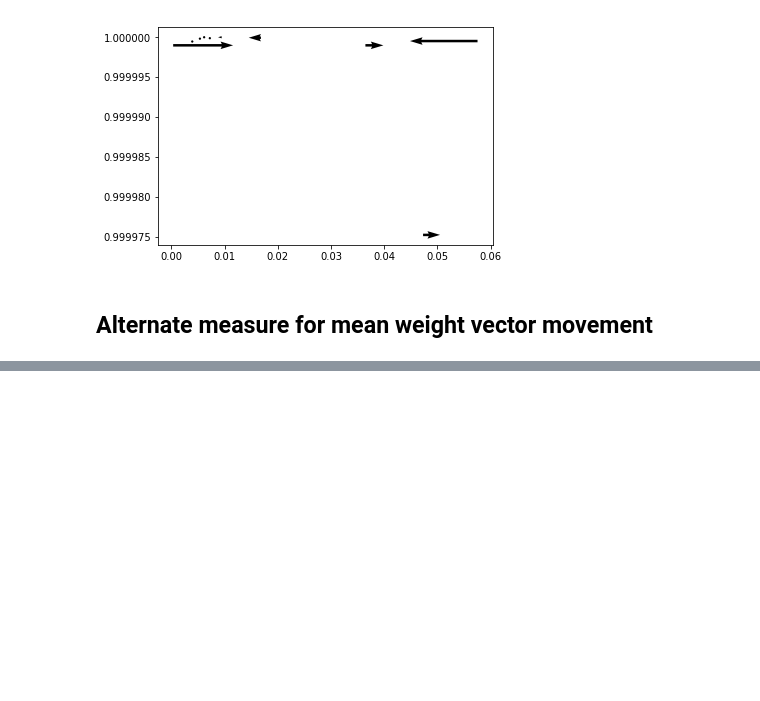
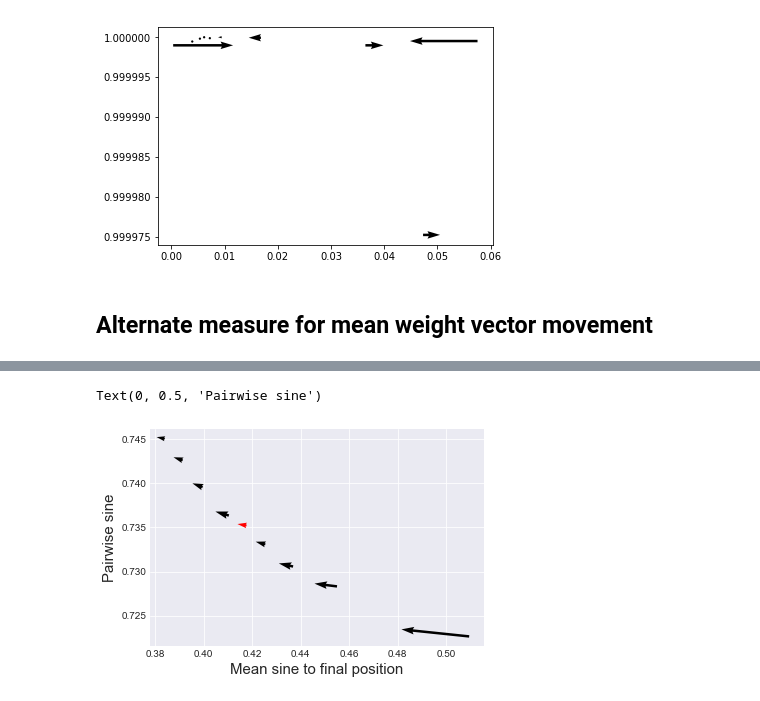
Before and after one commit to mshalvagal/weightSymmetry, a Jupyter notebook: notebooks/Analysis.ipynb, the cells around one changed output, grey strips where cells are left out. Saved outputs shown, nothing was run; the diff lists cells and outputs as text; code cells hidden in the pictures; blank space fills up the shorter version.

```diff
--- a/notebooks/Analysis.ipynb
+++ b/notebooks/Analysis.ipynb
@@ -596,0 +622,10 @@ Text(0, 0.5, 'Pairwise sine')
+# %%
+mask = np.ones(10)
+mask[4] = 0
+# %%
+plt.quiver(sm_long[:-1,147], sd_long[:-1,147], sm_flow_long[:,147], sd_flow_long[:,147], mask, cmap=plt.cm.flag)
+plt.xlabel('Mean sine to final position', fontsize=15)
+plt.ylabel('Pairwise sine', fontsize=15)
+# %% [output]
+Text(0, 0.5, 'Pairwise sine')
+[figure, added]
```
Also changed, not shown: parts of 16 cells of this notebook, 3 other files.
